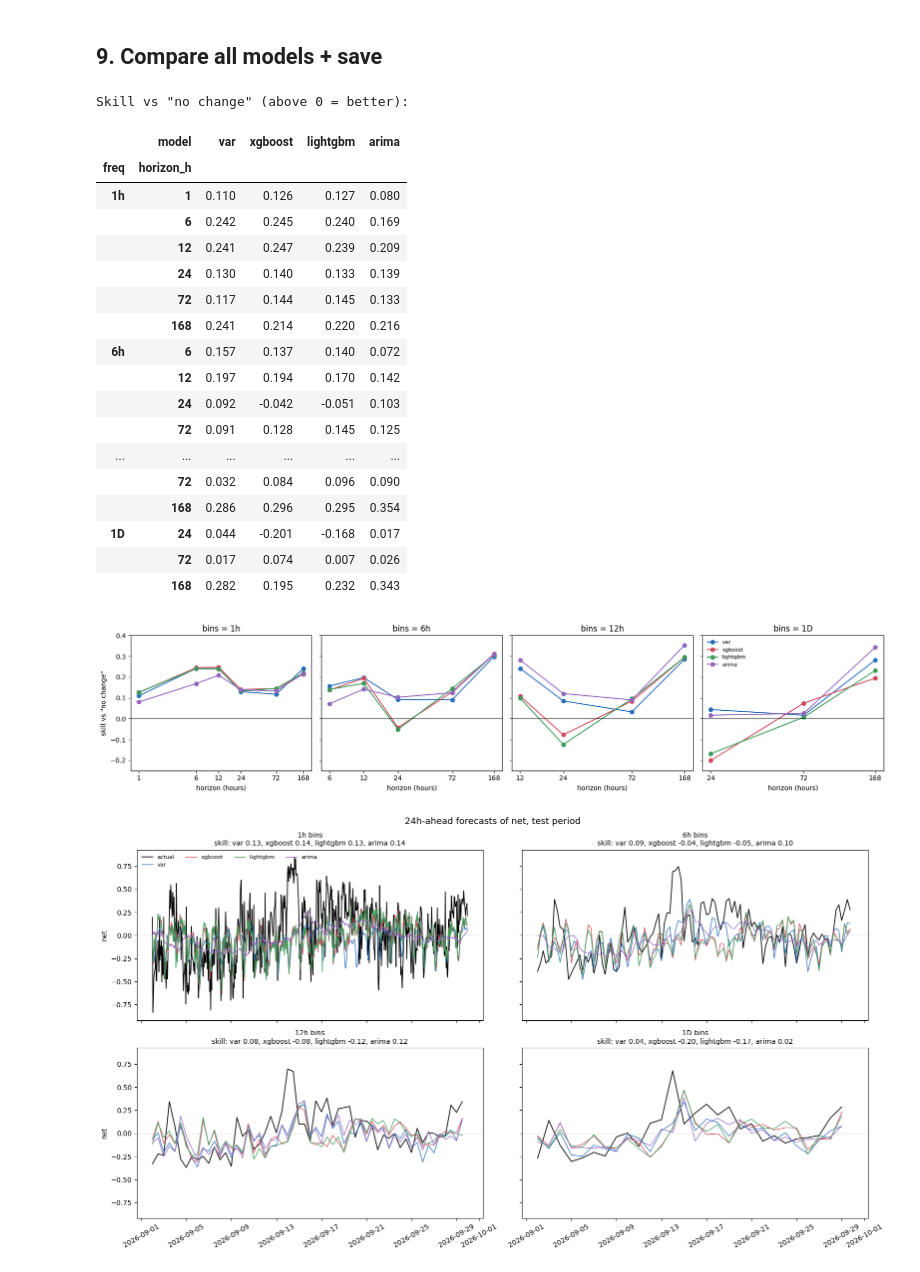
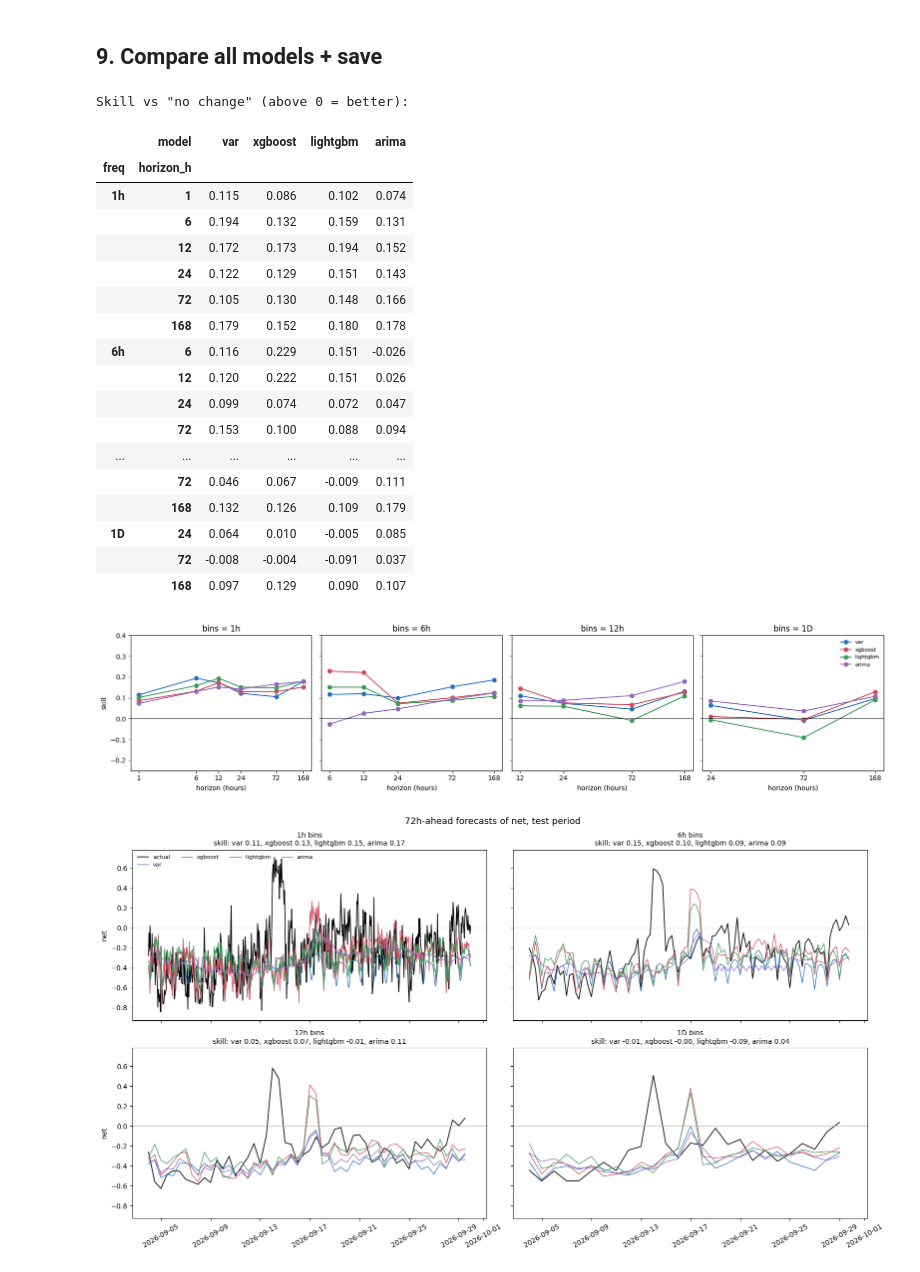
Before and after one commit to fadilaha/Sentiment-Forecast, a Jupyter notebook: sentiment_forecast+Exog.ipynb, the cells around one changed output. Drawn from its saved outputs; the diff is of its cells as text; code cells hidden in the pictures.

```diff
--- a/sentiment_forecast+Exog.ipynb
+++ b/sentiment_forecast+Exog.ipynb
@@ -24,7 +24,7 @@ drive.mount('/content/drive')
 Mounted at /content/drive
 # %%
 PROJECT_DIR = '/content/drive/MyDrive/sentiment_project'   # folder on the Drive
-DATA_FOLDER = 'Raw Data'               # subfolder containing the monthly files (csv / xlsx)
+DATA_FOLDER = 'data_csv'               # subfolder containing the monthly files (csv / xlsx)
 
 TIME_COL  = 'Date'           # timestamp column name in the files
 LABEL_COL = 'Sentiment'            # sentiment label column name
@@ -38,7 +38,7 @@ TEST_START = None                  # e.g. '2026-05-01'; None = first day of the
 FOLD_DAYS  = 3                     # retrain every 3 days during the test period. Every 3 days, the models are retrained from scratch using all the data available up to that point.
 MEDIA_COL   = 'Media'              # column with the platform / source
 NEWS_VALUES = ['news']             # media value(s) that count as news (lowercase)
-OUT_DIR     = 'results_exog'       # new folder, so earlier results are not overwritten
+OUT_DIR     = 'results_onlysocial'       # new folder, so earlier results are not overwritten
 
 import os
 os.chdir(PROJECT_DIR)
@@ -140,0 +137,8 @@ threads      0.007
+# %%
+# KEEP ONLY SOCIAL-MEDIA POSTS (exclude news articles)
+EXCLUDE_MEDIA = ['news']
+posts_all = posts.copy()                       # keep all posts (needed for news features)
+posts = posts_all[~posts_all.media.isin(EXCLUDE_MEDIA)].reset_index(drop=True)
+print(f'Kept {len(posts):,} of {len(posts_all):,} posts '
+      f'({len(posts) / len(posts_all):.1%}) after removing {EXCLUDE_MEDIA}')
+print(posts.media.value_counts(normalize=True).round(3).to_string())
@@ -418,7 +431,7 @@ def build_calendar_features(agg, hours):
 
 # --- 1. add media counts per bin to every aggregated table -----------------------
 def add_media_counts(agg, freq):
-    c = (posts.groupby([pd.Grouper(key='time', freq=freq), 'media'])
+    c = (posts_all.groupby([pd.Grouper(key='time', freq=freq), 'media'])
               .size().unstack(fill_value=0))
     c = c.reindex(agg.index, fill_value=0)
     c.columns = ['m_' + str(col).replace(' ', '_') for col in c.columns]
@@ -461,7 +474,7 @@ def build_exogenous_features(agg, hours):
     news_log = np.log1p(news)
     f['news_logn']  = news_log                                          # news volume now
     f['news_surge'] = news_log - news_log.rolling(bins_per_week).mean() # vs its 7-day average
-    f['news_share'] = news / n                                          # news as share of all posts
+    f['news_share'] = news / (n + news)                                 # news as share of all posts
 
     # Platform mix
     for col in PLATFORM_COLS:
@@ -1549,7 +1562,7 @@ for ax, fq in zip(axes[0], DATA):
     ax.axhline(0, color='k', lw=0.8)
     ax.set_xscale('log'); ax.set_xticks(hs); ax.set_xticklabels(hs); ax.minorticks_off()
     ax.set_title(f'bins = {fq}'); ax.set_xlabel('horizon (hours)')
-axes[0][0].set_ylabel('skill vs "no change"')
+axes[0][0].set_ylabel('skill')
 Y_LIM = (-0.25, 0.40)          # same limits in both notebooks (before and after exogenous)
 axes[0][0].set_ylim(*Y_LIM)
 axes[0][-1].legend(frameon=False, fontsize=8)
@@ -1558,51 +1571,51 @@ fig.tight_layout(); fig.savefig(f'{OUT_DIR}/skill_by_horizon.png', dpi=140); plt
 Skill vs "no change" (above 0 = better):
 |  | model | var | xgboost | lightgbm | arima |
 | freq | horizon_h |  |  |  |  |
-| 1h | 1 | 0.110 | 0.126 | 0.127 | 0.080 |
-|  | 6 | 0.242 | 0.245 | 0.240 | 0.169 |
-|  | 12 | 0.241 | 0.247 | 0.239 | 0.209 |
-|  | 24 | 0.130 | 0.140 | 0.133 | 0.139 |
-|  | 72 | 0.117 | 0.144 | 0.145 | 0.133 |
-|  | 168 | 0.241 | 0.214 | 0.220 | 0.216 |
-| 6h | 6 | 0.157 | 0.137 | 0.140 | 0.072 |
-|  | 12 | 0.197 | 0.194 | 0.170 | 0.142 |
-|  | 24 | 0.092 | -0.042 | -0.051 | 0.103 |
-|  | 72 | 0.091 | 0.128 | 0.145 | 0.125 |
+| 1h | 1 | 0.115 | 0.086 | 0.102 | 0.074 |
+|  | 6 | 0.194 | 0.132 | 0.159 | 0.131 |
+|  | 12 | 0.172 | 0.173 | 0.194 | 0.152 |
+|  | 24 | 0.122 | 0.129 | 0.151 | 0.143 |
+|  | 72 | 0.105 | 0.130 | 0.148 | 0.166 |
+|  | 168 | 0.179 | 0.152 | 0.180 | 0.178 |
+| 6h | 6 | 0.116 | 0.229 | 0.151 | -0.026 |
+|  | 12 | 0.120 | 0.222 | 0.151 | 0.026 |
+|  | 24 | 0.099 | 0.074 | 0.072 | 0.047 |
+|  | 72 | 0.153 | 0.100 | 0.088 | 0.094 |
 | ... | ... | ... | ... | ... | ... |
-|  | 72 | 0.032 | 0.084 | 0.096 | 0.090 |
-|  | 168 | 0.286 | 0.296 | 0.295 | 0.354 |
-| 1D | 24 | 0.044 | -0.201 | -0.168 | 0.017 |
-|  | 72 | 0.017 | 0.074 | 0.007 | 0.026 |
-|  | 168 | 0.282 | 0.195 | 0.232 | 0.343 |
+|  | 72 | 0.046 | 0.067 | -0.009 | 0.111 |
+|  | 168 | 0.132 | 0.126 | 0.109 | 0.179 |
+| 1D | 24 | 0.064 | 0.010 | -0.005 | 0.085 |
+|  | 72 | -0.008 | -0.004 | -0.091 | 0.037 |
+|  | 168 | 0.097 | 0.129 | 0.090 | 0.107 |
-[figure, old version]
+[figure, new version]
 # %%
-# 24h-ahead forecasts: the four bin sizes in a 2x2 grid
+# 72h-ahead forecasts: the four bin sizes in a 2x2 grid
 # top left = 1h, top right = 6h, bottom left = 12h, bottom right = 1D
-h = 24
+h = 72
 fig, axes = plt.subplots(2, 2, figsize=(16, 9), sharex=True, sharey=True)
 for ax, fq in zip(axes.ravel(), DATA):
     ref = PRED['persistence'].query('freq == @fq and horizon_h == @h').sort_values('origin_time')
     if ref.empty:
         ax.set_title(f'{fq} bins: no {h}h horizon'); continue
     ax.plot(ref.origin_time + pd.Timedelta(hours=h), ref.y_true, color='k', lw=1.2, label='actual')
     for m in models:
         g = PRED[m].query('freq == @fq and horizon_h == @h').sort_values('origin_time')
         ax.plot(g.origin_time + pd.Timedelta(hours=h), g.y_pred, lw=1, label=m, color=colors[m])
     ax.axhline(0, color='0.7', lw=0.6)
     sk = SCORES.query('freq == @fq and horizon_h == @h').set_index('model').skill
     ax.set_title(f'{fq} bins\nskill: ' + ', '.join(f'{m} {sk[m]:.2f}' for m in models if m in sk),
                  fontsize=10)
 for ax in axes[:, 0]:
     ax.set_ylabel(TARGET)
 for ax in axes[1]:
     ax.tick_params(axis='x', labelrotation=30)
 for ax in axes.ravel()[len(DATA):]:
     ax.set_visible(False)
 axes[0, 0].legend(frameon=False, ncol=4, fontsize=8, loc='upper left')
 fig.suptitle(f'{h}h-ahead forecasts of {TARGET}, test period', fontsize=13)
 fig.tight_layout(); fig.savefig(f'{OUT_DIR}/forecast_all_bins.png', dpi=140, bbox_inches='tight'); plt.show()
 # %% [output]
-[figure, old version]
+[figure, new version]
 # %%
 # ===== Forecast vs actual track, 2x2 grid =====
 # Solid line   = actual net sentiment (part of the training period + the whole test period)
```
Also changed, not shown: parts of 21 cells of this notebook.
